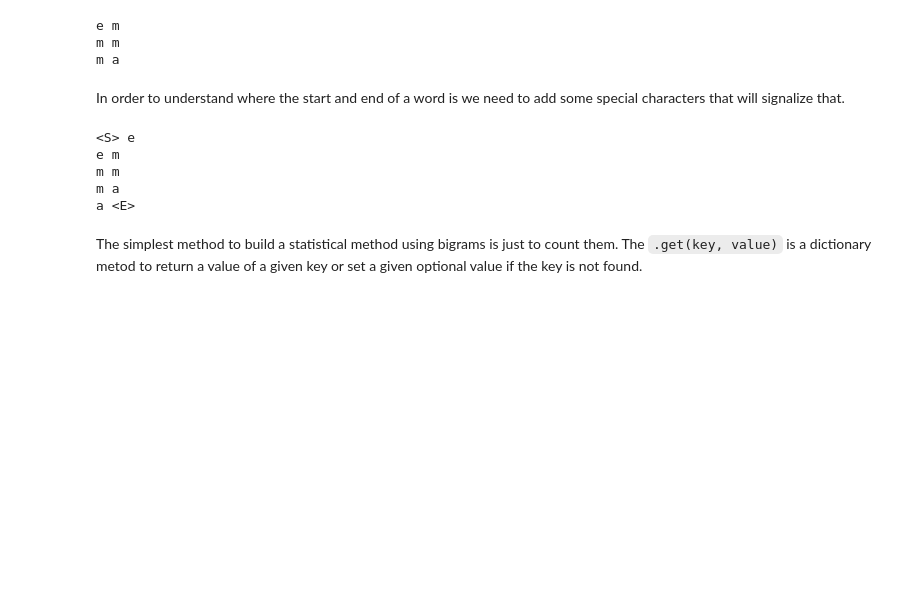
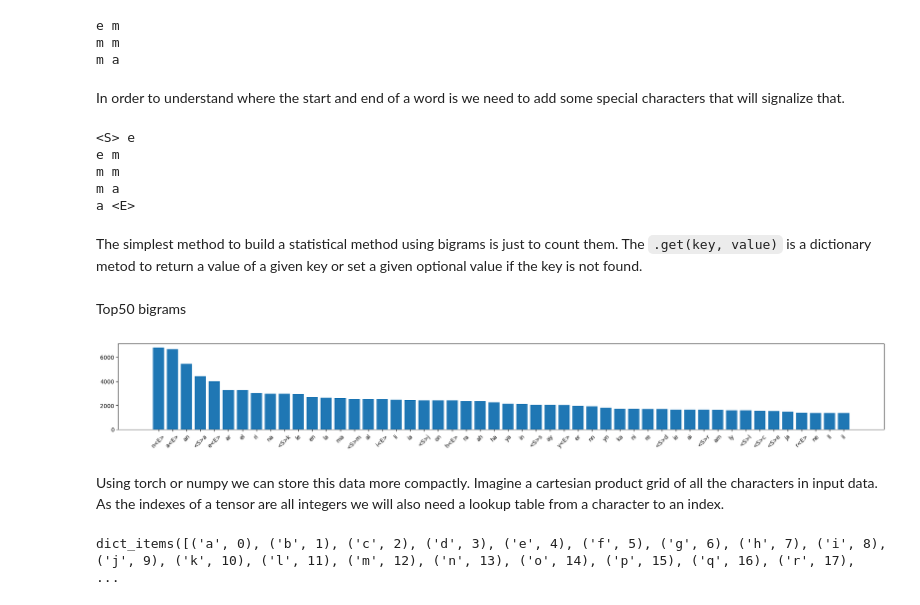
Before and after one commit to Laz4rz/NLP-models, a Jupyter notebook: main.ipynb, the cells around one changed output. Saved outputs shown, nothing was run; the diff lists cells and outputs as text; code cells hidden in the pictures; blank space fills up the shorter version.

Commit message:
add bigrams torch implementation

```diff
--- a/main.ipynb
+++ b/main.ipynb
@@ -51,3 +49,27 @@ for word in words:
     for ch1, ch2 in zip(w, w[1:]):
         bigram = (ch1, ch2)
         b[bigram] = b.get(bigram, 0) + 1
+
+b = dict(sorted(b.items(), key=lambda x: x[1], reverse=True)) # sorting the bigrams by count
+# %% [markdown]
+Top50 bigrams
+# %%
+n = 50
+
+plt.figure(figsize=(20, 3))
+plt.bar([a+b for a, b in b.keys()][:n], list(b.values())[:n])
+plt.xticks(rotation=45)
+plt.tight_layout()
+plt.show()
+# %% [output]
+[figure, added]
+# %% [markdown]
+Using torch or numpy we can store this data more compactly. Imagine a cartesian product grid of all the characters in input data. As the indexes of a tensor are all integers we will also need a lookup table from a character to an index.
+# %%
+unique_chars = sorted(list(set("".join(words))))
+stoi = {s:enum for enum, s in enumerate(unique_chars)}
+stoi["<S>"] = 26
+stoi["<E>"] = 27
+stoi.items()
+# %% [output]
+dict_items([('a', 0), ('b', 1), ('c', 2), ('d', 3), ('e', 4), ('f', 5), ('g', 6), ('h', 7), ('i', 8), ('j', 9), ('k', 10), ('l', 11), ('m', 12), ('n', 13), ('o', 14), ('p', 15), ('q', 16), ('r', 17),  ...
```
Also changed, not shown: parts of 4 cells of this notebook.
